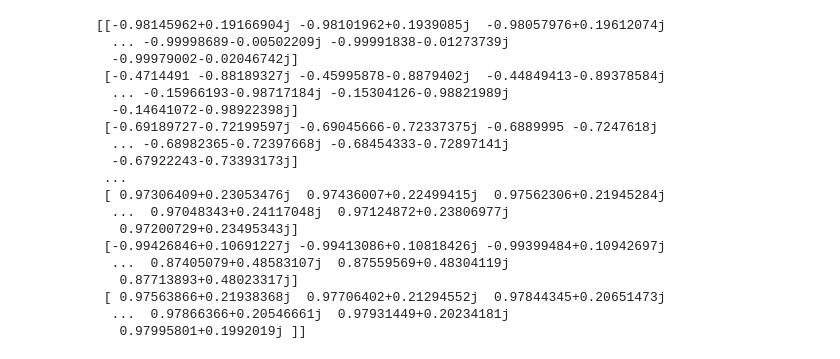
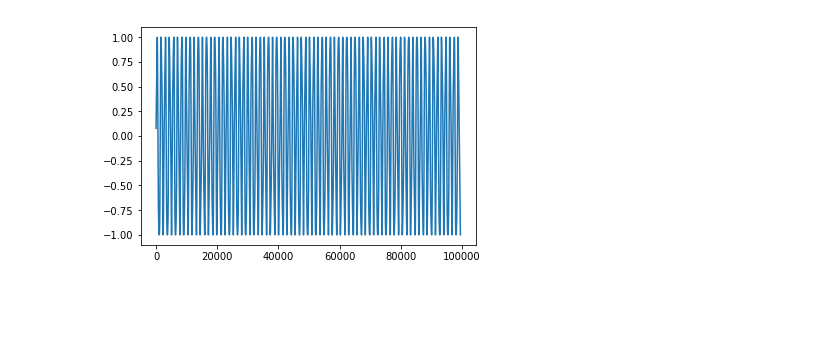
Before and after one commit to dshemetov/OscillatorSonification, a Jupyter notebook: OscillatorSonification.ipynb, the cells around one changed output. Drawn from its saved outputs; the diff is of its cells as text; code cells hidden in the pictures; blank space fills up the shorter version.

```diff
--- a/OscillatorSonification.ipynb
+++ b/OscillatorSonification.ipynb
@@ -1,25 +1,16 @@
 # %%
 import scipy.io as sio
+import scipy.io.wavfile as swv
+import numpy as np
+import matplotlib.pyplot as plt
+%matplotlib inline
+
 M = sio.loadmat('K_in_9.1837_K_out_0.5102.mat', squeeze_me = True)
 z = M['z']
-print(z[1:10])
-# %% [output]
-[[-0.98145962+0.19166904j -0.98101962+0.1939085j  -0.98057976+0.19612074j
-  ... -0.99998689-0.00502209j -0.99991838-0.01273739j
-  -0.99979002-0.02046742j]
- [-0.4714491 -0.88189327j -0.45995878-0.8879402j  -0.44849413-0.89378584j
-  ... -0.15966193-0.98717184j -0.15304126-0.98821989j
-  -0.14641072-0.98922398j]
- [-0.69189727-0.72199597j -0.69045666-0.72337375j -0.6889995 -0.7247618j
-  ... -0.68982365-0.72397668j -0.68454333-0.72897141j
-  -0.67922243-0.73393173j]
- ...
- [ 0.97306409+0.23053476j  0.97436007+0.22499415j  0.97562306+0.21945284j
-  ...  0.97048343+0.24117048j  0.97124872+0.23806977j
-   0.97200729+0.23495343j]
- [-0.99426846+0.10691227j -0.99413086+0.10818426j -0.99399484+0.10942697j
-  ...  0.87405079+0.48583107j  0.87559569+0.48304119j
-   0.87713893+0.48023317j]
- [ 0.97563866+0.21938368j  0.97706402+0.21294552j  0.97844345+0.20651473j
-  ...  0.97866366+0.20546661j  0.97931449+0.20234181j
-   0.97995801+0.1992019j ]]
+# %%
+test_wave_copied = np.hstack([ test_wave for i in range(10) ])
+test_wave = z[1,500:].astype(np.float32)
+plt.plot(test_wave)
+swv.write('newname.wav', 44100*4, test_wave_copied)
+# %% [output]
+[figure, added]
```
Also changed, not shown: parts of 3 cells of this notebook, 4 other files.
